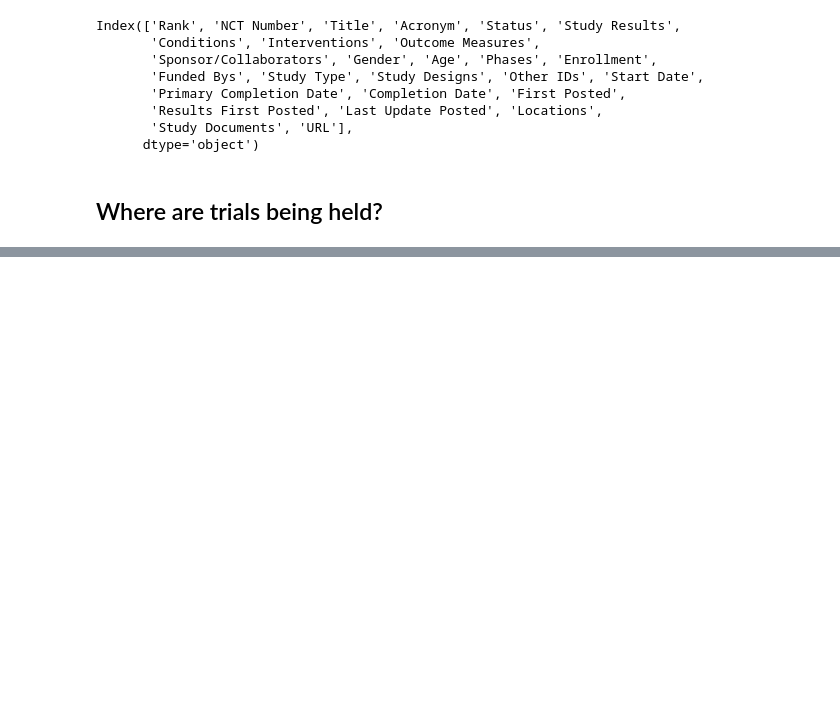
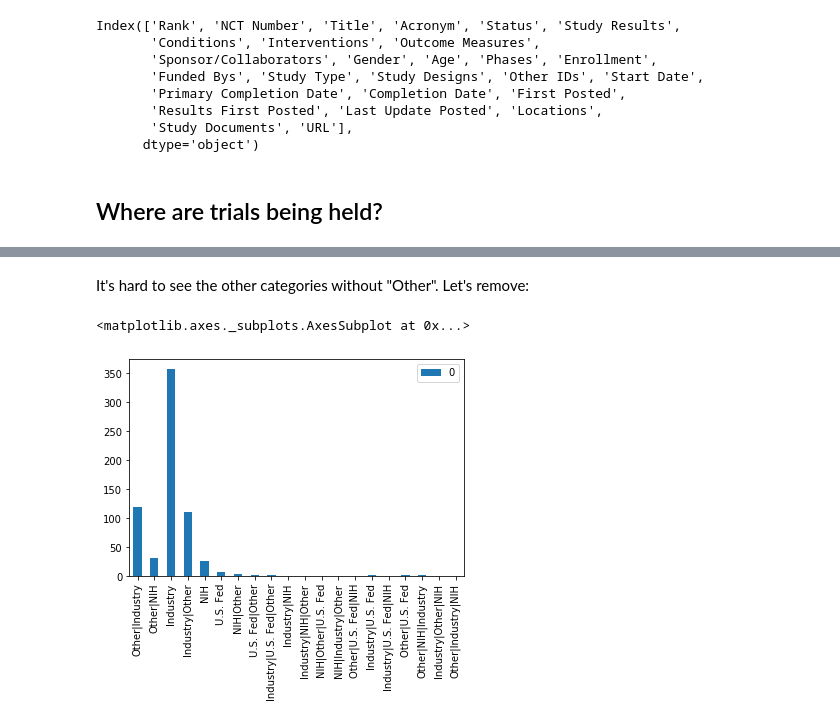
Before and after one commit to oena/bios823_final_project, a Jupyter notebook: exploratory_analyses/initial_clinical_trial_EDA.ipynb, the cells around one changed output, grey strips where cells are left out. Drawn from its saved outputs; the diff is of its cells as text; code cells hidden in the pictures; blank space fills up the shorter version.

```diff
--- a/exploratory_analyses/initial_clinical_trial_EDA.ipynb
+++ b/exploratory_analyses/initial_clinical_trial_EDA.ipynb
@@ -77,0 +205,8 @@ AttributeError: 'float' object has no attribute 'split'
+# %% [markdown]
+It's hard to see the other categories without "Other". Let's remove:
+# %%
+%matplotlib inline
+funder_count_df.drop("Other", axis=0).plot.bar()
+# %% [output]
+<matplotlib.axes._subplots.AxesSubplot at 0x...>
+[figure, added]
```
Also changed, not shown: parts of 22 cells of this notebook.
